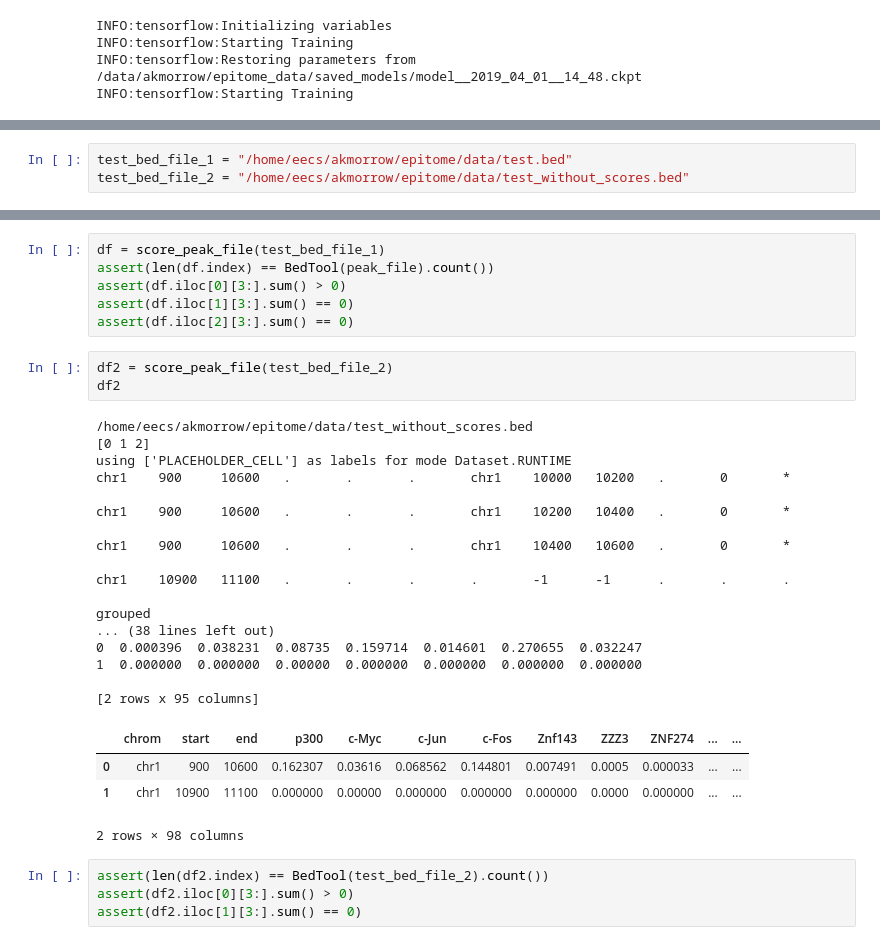
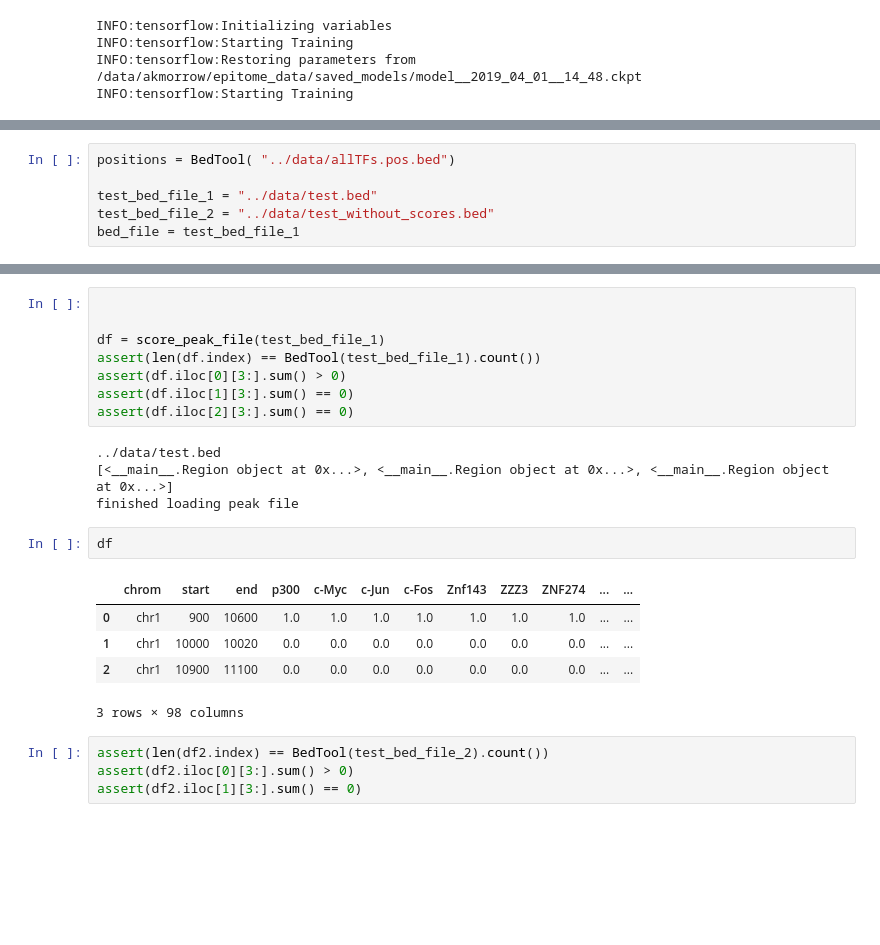
Before and after one commit to YosefLab/epitome, a Jupyter notebook: dnase/testScoreBed.ipynb, the cells around one changed output, grey strips where cells are left out. Drawn from its saved outputs; the diff is of its cells as text; blank space fills up the shorter version.

```diff
--- a/dnase/testScoreBed.ipynb
+++ b/dnase/testScoreBed.ipynb
@@ -85,0 +90,6 @@ INFO:tensorflow:Starting Training
+# %%
+positions = BedTool( "../data/allTFs.pos.bed")
+
+test_bed_file_1 = "../data/test.bed"
+test_bed_file_2 = "../data/test_without_scores.bed"
+bed_file = test_bed_file_1
@@ -156,3 +217,0 @@ positions = BedTool( _DEEPSEA_GENOME_REGIONS_FILENAME)
-# %%
-test_bed_file_1 = "/home/eecs/akmorrow/epitome/data/test.bed"
-test_bed_file_2 = "/home/eecs/akmorrow/epitome/data/test_without_scores.bed"
@@ -195,34 +401,23 @@ plt.show()
 # %%
+
+
 df = score_peak_file(test_bed_file_1)
-assert(len(df.index) == BedTool(peak_file).count())
+assert(len(df.index) == BedTool(test_bed_file_1).count())
 assert(df.iloc[0][3:].sum() > 0)
 assert(df.iloc[1][3:].sum() == 0)
 assert(df.iloc[2][3:].sum() == 0)
+# %% [output]
+../data/test.bed
+[<__main__.Region object at 0x...>, <__main__.Region object at 0x...>, <__main__.Region object at 0x...>]
+finished loading peak file
-# %%
-df2 = score_peak_file(test_bed_file_2)
-df2
-# %% [output]
-/home/eecs/akmorrow/epitome/data/test_without_scores.bed
-[0 1 2]
-using ['PLACEHOLDER_CELL'] as labels for mode Dataset.RUNTIME
-chr1    900     10600   .       .       .       chr1    10000   10200   .       0       *
-
-chr1    900     10600   .       .       .       chr1    10200   10400   .       0       *
-
-chr1    900     10600   .       .       .       chr1    10400   10600   .       0       *
-
-chr1    10900   11100   .       .       .       .       -1      -1      .       .       .
-
-grouped
-... (38 lines left out)
-0  0.000396  0.038231  0.08735  0.159714  0.014601  0.270655  0.032247
-1  0.000000  0.000000  0.00000  0.000000  0.000000  0.000000  0.000000
-
-[2 rows x 95 columns]
-|  | chrom | start | end | p300 | c-Myc | c-Jun | c-Fos | Znf143 | ZZZ3 | ZNF274 | ... | ... |
-| 0 | chr1 | 900 | 10600 | 0.162307 | 0.03616 | 0.068562 | 0.144801 | 0.007491 | 0.0005 | 0.000033 | ... | ... |
-| 1 | chr1 | 10900 | 11100 | 0.000000 | 0.00000 | 0.000000 | 0.000000 | 0.000000 | 0.0000 | 0.000000 | ... | ... |
-2 rows × 98 columns
+# %%
+df
+# %% [output]
+|  | chrom | start | end | p300 | c-Myc | c-Jun | c-Fos | Znf143 | ZZZ3 | ZNF274 | ... | ... |
+| 0 | chr1 | 900 | 10600 | 1.0 | 1.0 | 1.0 | 1.0 | 1.0 | 1.0 | 1.0 | ... | ... |
+| 1 | chr1 | 10000 | 10020 | 0.0 | 0.0 | 0.0 | 0.0 | 0.0 | 0.0 | 0.0 | ... | ... |
+| 2 | chr1 | 10900 | 11100 | 0.0 | 0.0 | 0.0 | 0.0 | 0.0 | 0.0 | 0.0 | ... | ... |
+3 rows × 98 columns
 # %%
 assert(len(df2.index) == BedTool(test_bed_file_2).count())
 assert(df2.iloc[0][3:].sum() > 0)
```
Also changed, not shown: parts of 19 cells of this notebook, 2 other files.
